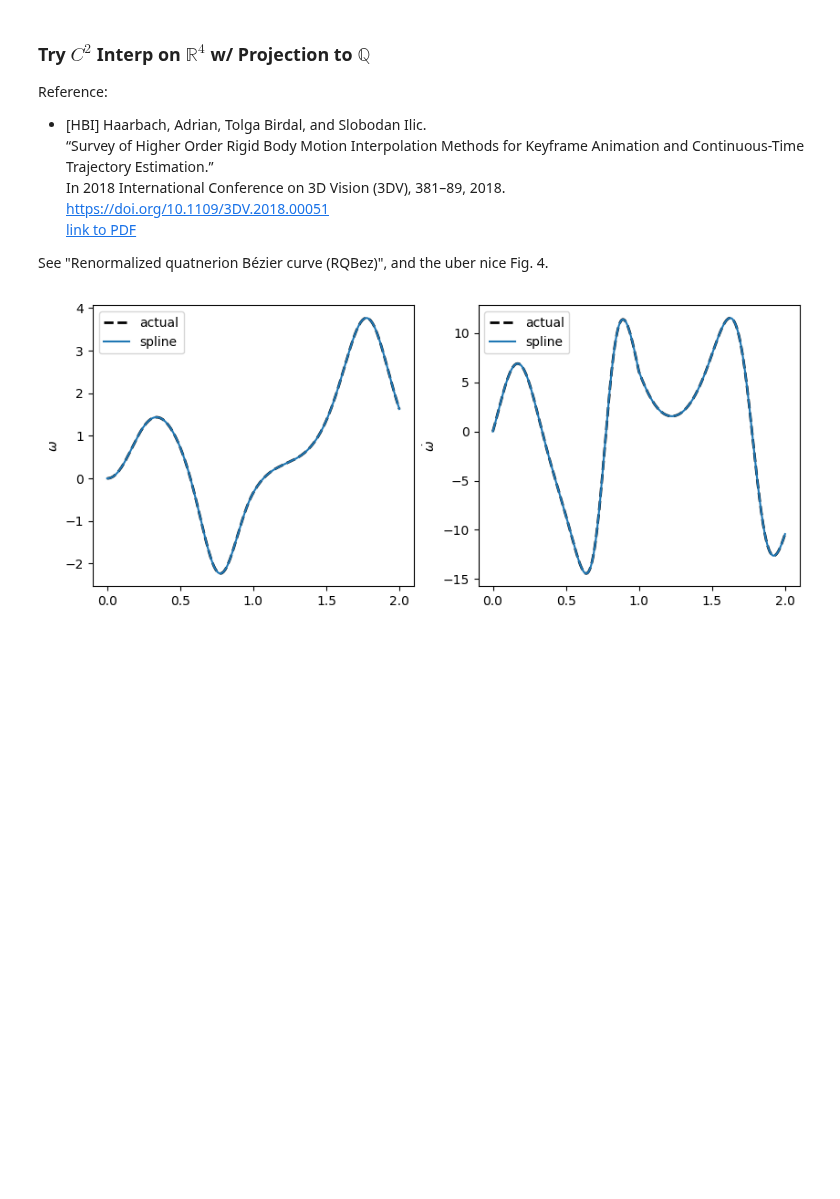
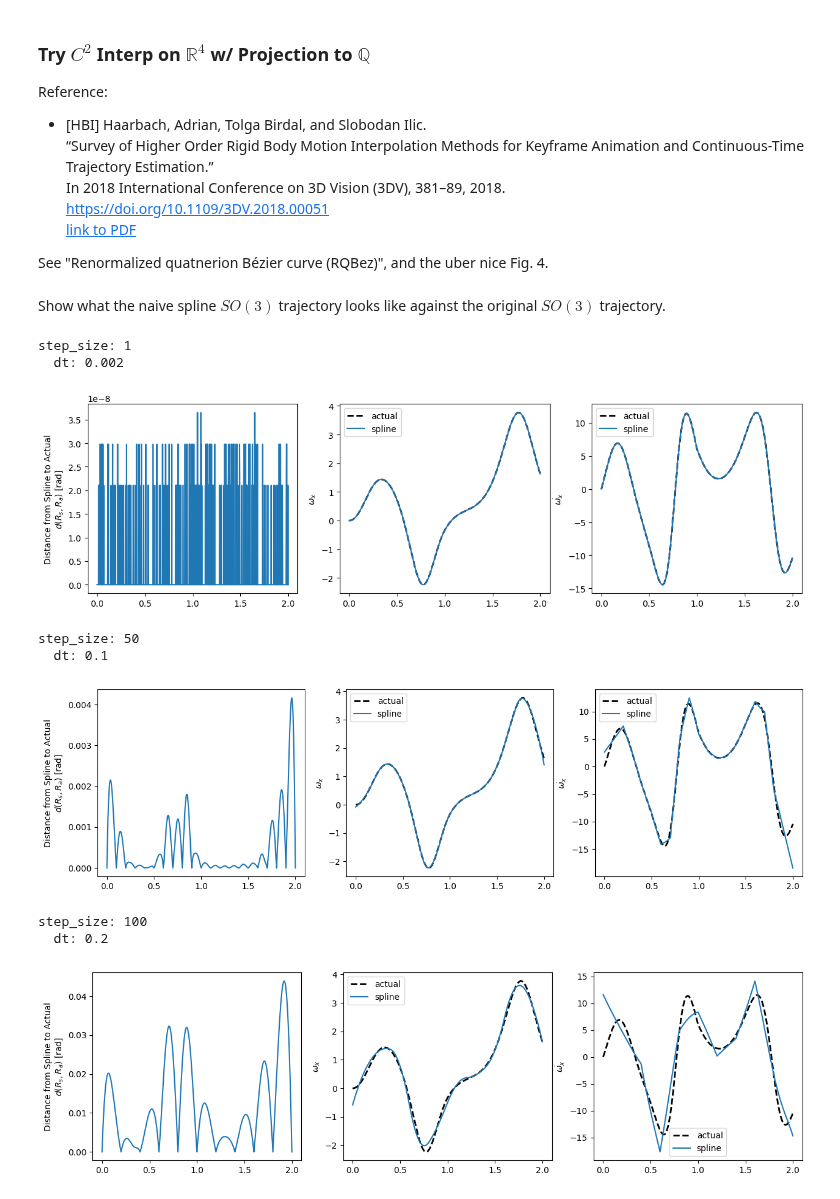
Before and after one commit to EricCousineau-TRI/repro, a Jupyter notebook: drake_stuff/notebooks/quat_trajectory_check.ipynb, the cells around one changed output. Cells and saved outputs as stored; diff of their text form; code cells hidden in the pictures; blank space fills up the shorter version.

```diff
--- a/drake_stuff/notebooks/quat_trajectory_check.ipynb
+++ b/drake_stuff/notebooks/quat_trajectory_check.ipynb
@@ -516,28 +523,44 @@ integrate(
     q0, calc_qd, tf=ts[-1], pass_time=True, check=True,
 )
 pass
+# %% [markdown]
+Show what the naive spline $SO(3)$ trajectory looks like against the original $SO(3)$ trajectory.
 # %%
-# Plot angular velocities and accelerations from the trajectory.
-so_list = [quat_traj_values(traj, t).so for t in ts]
-ws_traj = [so.w for so in so_list]
-wds_traj = [so.wd for so in so_list]
-ws_traj, wds_traj = map(np.asarray, (ws_traj, wds_traj))
+def compare_spline_so3_traj(ts, rs, step_size):
+    # Down-sample
+    ts_ds = ts[::step_size]
+    rs_ds = rs[::step_size]
+    traj = make_quat_traj_bezier(ts_ds, rs_ds)
 
-_, axs = plt.subplots(ncols=2, figsize=(10, 4))
+    dt_est = np.mean(np.diff(ts_ds))
 
-plt.sca(axs[0])
-plt.plot(ts, ws[:, 0], "k--", linewidth=2, label="actual")
-plt.plot(ts, ws_traj[:, 0], label="spline")
-# plt.plot(ts, ws- ws_traj)
-plt.ylabel("$\omega$")
-plt.legend()
+    # Plot angular velocities and accelerations from the trajectory.
+    so_list = [quat_traj_values(traj, t).so for t in ts]
+    dist_traj = [so3_dist(so.R, R) for (so, R) in zip(so_list, Rs)]
+    ws_traj = [so.w for so in so_list]
+    wds_traj = [so.wd for so in so_list]
+    ws_traj, wds_traj = map(np.asarray, (ws_traj, wds_traj))
 
-plt.sca(axs[1])
-plt.plot(ts, wds[:, 0], "k--", linewidth=2, label="actual")
-plt.plot(ts, wds_traj[:, 0], label="spline")
-# plt.plot(ts, wds - wds_traj)
-plt.legend()
-plt.ylabel("$\dot{\omega}$")
-pass
+    print(f"step_size: {step_size}")
+    print(f"  dt: {dt_est}")
+    _, axs = plt.subplots(ncols=3, figsize=(15, 4))
+
+    plt.sca(axs[0])
+    plt.plot(ts, dist_traj)
+    plt.ylabel("Distance from Spline to Actual\n$d(R_{s}, R_{a})$ [rad]")
+
+    plt.sca(axs[1])
+    plt.plot(ts, ws[:, 0], "k--", linewidth=2, label="actual")
+    plt.plot(ts, ws_traj[:, 0], label="spline")
+    # plt.plot(ts, ws- ws_traj)
+    plt.ylabel("$\omega_x$")
+    plt.legend()
+
+    plt.sca(axs[2])
+    plt.plot(ts, wds[:, 0], "k--", linewidth=2, label="actual")
+    plt.plot(ts, wds_traj[:, 0], label="spline")
+    # plt.plot(ts, wds - wds_traj)
+    plt.legend()
+    plt.ylabel("$\dot{\omega_x}$")
+
+    plt.show()
-# %% [output]
-[figure, removed]
@@ -548,0 +567,14 @@ pass
+# %%
+step_sizes = [1, 50, 100]
+for step_size in step_sizes:
+    compare_spline_so3_traj(ts, rs, step_size)
+# %% [output]
+step_size: 1
+  dt: 0.002
+[figure, added]
+step_size: 50
+  dt: 0.1
+[figure, added]
+step_size: 100
+  dt: 0.2
+[figure, added]
```
Also changed, not shown: parts of 10 cells of this notebook.
